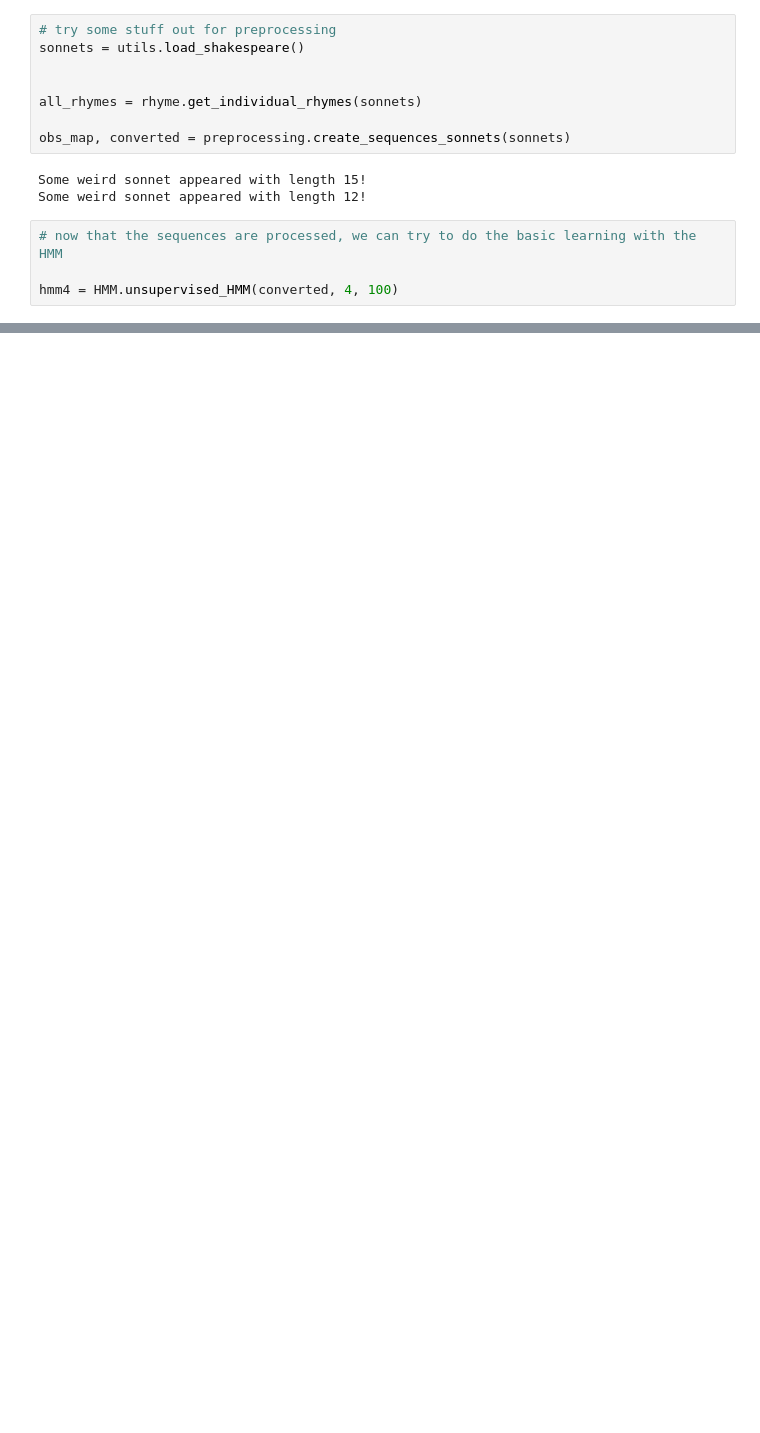
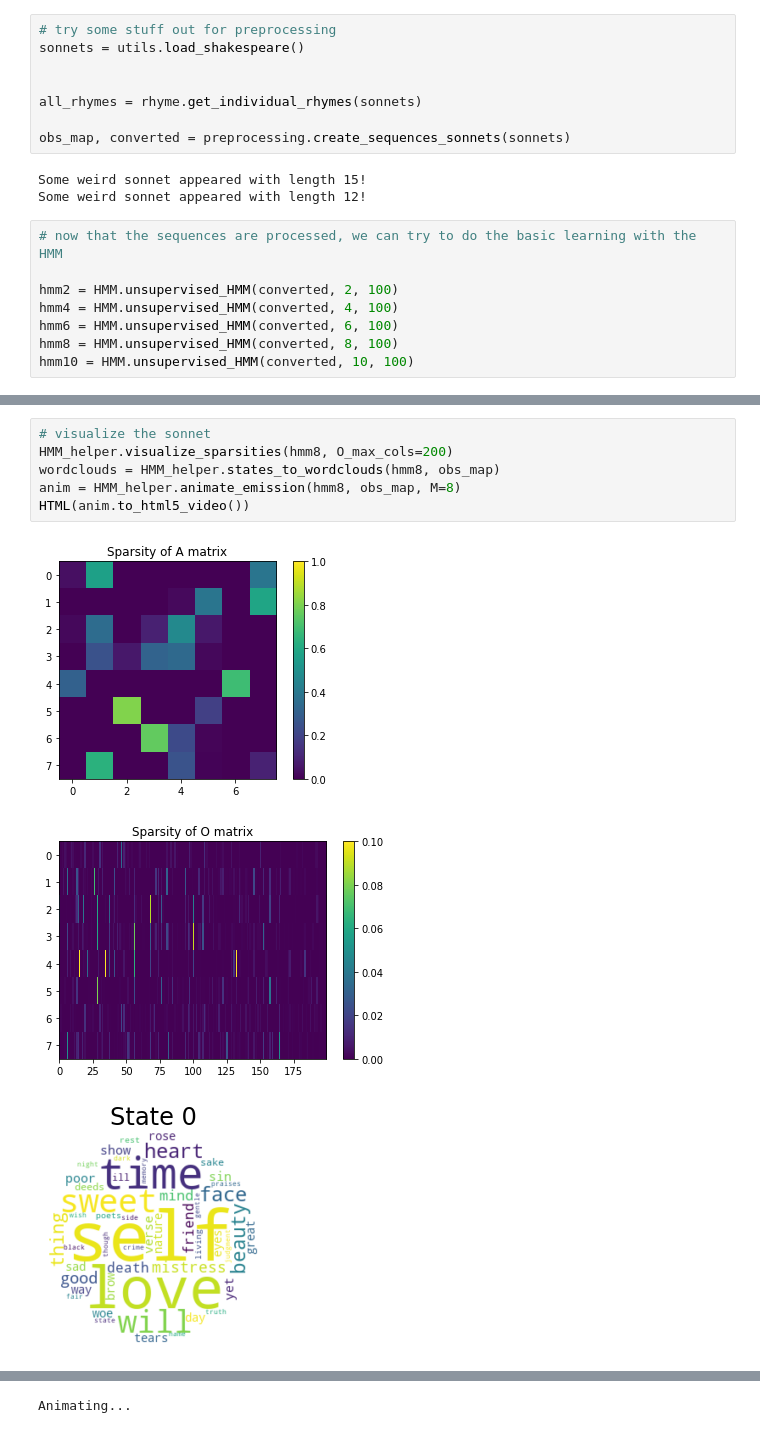
Before and after one commit to Lioscro/cs155-miniproject3, a Jupyter notebook: notebooks/reverse_seeding_hmm.ipynb, the cells around one changed output, grey strips where cells are left out. Cells and saved outputs as stored; diff of their text form; blank space fills up the shorter version.

```diff
--- a/notebooks/reverse_seeding_hmm.ipynb
+++ b/notebooks/reverse_seeding_hmm.ipynb
@@ -48,7 +32,11 @@ Some weird sonnet appeared with length 12!
 # %%
 # now that the sequences are processed, we can try to do the basic learning with the HMM
 
+hmm2 = HMM.unsupervised_HMM(converted, 2, 100)
 hmm4 = HMM.unsupervised_HMM(converted, 4, 100)
+hmm6 = HMM.unsupervised_HMM(converted, 6, 100)
+hmm8 = HMM.unsupervised_HMM(converted, 8, 100)
+hmm10 = HMM.unsupervised_HMM(converted, 10, 100)
 # %% [output]
 Iteration: 10
 Iteration: 20
@@ -83,0 +99,10 @@ Their and in shadow i most song not missed
+# %%
+# visualize the sonnet
+HMM_helper.visualize_sparsities(hmm8, O_max_cols=200)
+wordclouds = HMM_helper.states_to_wordclouds(hmm8, obs_map)
+anim = HMM_helper.animate_emission(hmm8, obs_map, M=8)
+HTML(anim.to_html5_video())
+# %% [output]
+[figure, added]
+[figure, added]
+[figure, added]
@@ -83,0 +116 @@ Their and in shadow i most song not missed
+Animating...
```
Also changed, not shown: parts of 7 cells of this notebook, 2 other files.
